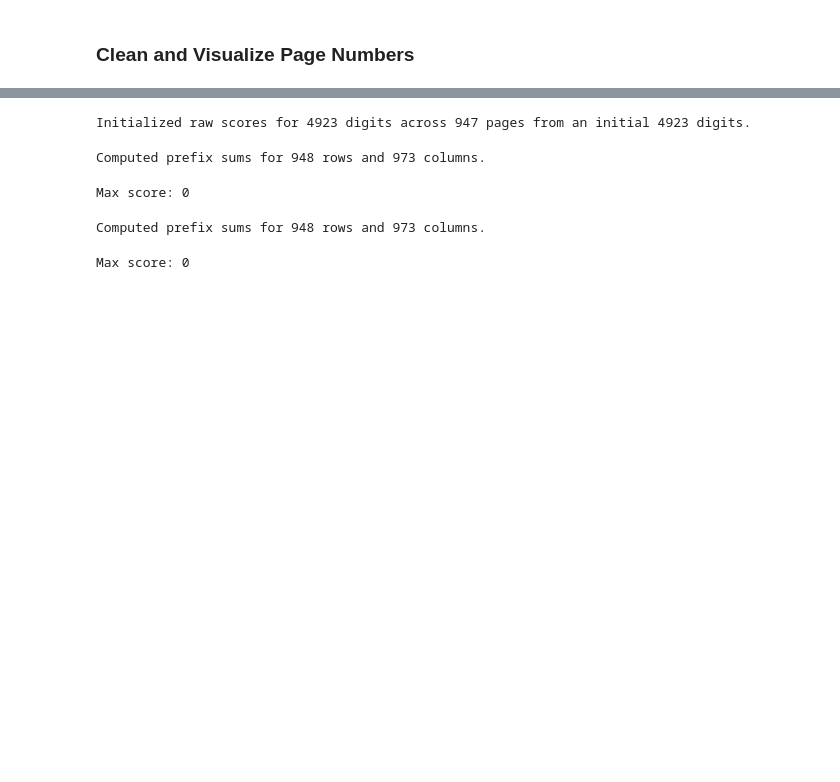
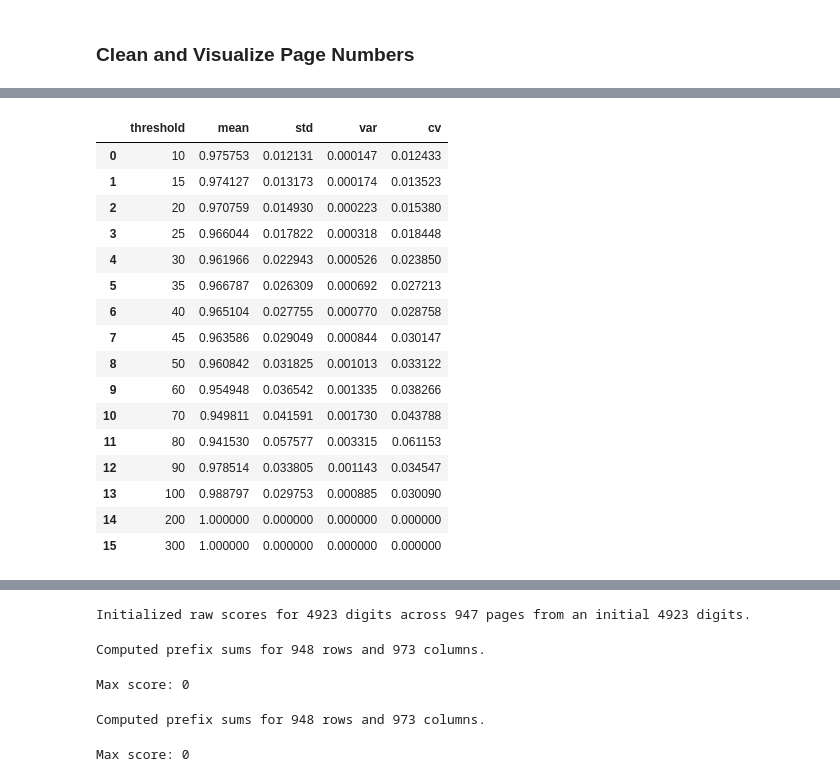
Before and after one commit to Informing-The-Third-World/periodical-wavelet-analysis, a Jupyter notebook: notebooks/Model_Issue_Segmentation.ipynb, the cells around one changed output, grey strips where cells are left out. Cells and saved outputs as stored; diff of their text form; code cells hidden in the pictures; blank space fills up the shorter version.

```diff
--- a/notebooks/Model_Issue_Segmentation.ipynb
+++ b/notebooks/Model_Issue_Segmentation.ipynb
@@ -24,6 +24,11 @@ from segmentation_scripts.utils import read_csv_file
 full_df = read_csv_file("../datasets/annotated_ht_ef_datasets/arab_observer_and_the_scribe/mdp_39015056038071/mdp_39015056038071_annotated_individual_tokens.csv")
 console.print(f"Dataframe is this size: {len(full_df)}")
 console.print(f"Dataframe has this many issues: {full_df.start_issue.nunique()}")
+console.print(f"Dataframe has this many pages: {full_df.page_number.nunique()}")
+# Factorize the 'issue_number' column to create 'actual_issue_number'
+full_df = full_df.sort_values(by=['page_number'])
+full_df = full_df.rename(columns={'issue_number': 'original_issue_number'})
+full_df['temp_issue_number'] = pd.factorize(full_df['original_issue_number'])[0]
 # %% [output]
 Dataframe is this size: 300791
 Dataframe has this many issues: 26
@@ -193,0 +650,15 @@ alt.Chart(grouped_annotated_boundaries_df).mark_bar().encode(
+# %%
+correspondence_df = boundaries_df.groupby(['threshold', 'start_issue']).apply(
+    lambda x: (x['status_issue_number'] == x['temp_issue_number']).mean()
+).reset_index(name='correspondence')
+
+chart = alt.Chart(correspondence_df).mark_point(filled=True).encode(
+    x='start_issue:T',
+    y='correspondence:Q',
+	color='threshold:N',
+    tooltip=['threshold', 'correspondence', 'start_issue:T']
+).properties(
+    title='Correspondence between status_issue_number and temp_issue_number by Threshold'
+)
+
+chart
@@ -193,0 +667,28 @@ alt.Chart(grouped_annotated_boundaries_df).mark_bar().encode(
+# %%
+# Calculate mean, standard deviation, variance, and coefficient of variation
+stats_df = correspondence_df.groupby('threshold').correspondence.aggregate(
+    mean='mean',
+    std='std',
+    var='var',
+    cv=lambda x: x.std() / x.mean()
+).reset_index()
+
+stats_df
+# %% [output]
+|  | threshold | mean | std | var | cv |
+| 0 | 10 | 0.975753 | 0.012131 | 0.000147 | 0.012433 |
+| 1 | 15 | 0.974127 | 0.013173 | 0.000174 | 0.013523 |
+| 2 | 20 | 0.970759 | 0.014930 | 0.000223 | 0.015380 |
+| 3 | 25 | 0.966044 | 0.017822 | 0.000318 | 0.018448 |
+| 4 | 30 | 0.961966 | 0.022943 | 0.000526 | 0.023850 |
+| 5 | 35 | 0.966787 | 0.026309 | 0.000692 | 0.027213 |
+| 6 | 40 | 0.965104 | 0.027755 | 0.000770 | 0.028758 |
+| 7 | 45 | 0.963586 | 0.029049 | 0.000844 | 0.030147 |
+| 8 | 50 | 0.960842 | 0.031825 | 0.001013 | 0.033122 |
+| 9 | 60 | 0.954948 | 0.036542 | 0.001335 | 0.038266 |
+| 10 | 70 | 0.949811 | 0.041591 | 0.001730 | 0.043788 |
+| 11 | 80 | 0.941530 | 0.057577 | 0.003315 | 0.061153 |
+| 12 | 90 | 0.978514 | 0.033805 | 0.001143 | 0.034547 |
+| 13 | 100 | 0.988797 | 0.029753 | 0.000885 | 0.030090 |
+| 14 | 200 | 1.000000 | 0.000000 | 0.000000 | 0.000000 |
+| 15 | 300 | 1.000000 | 0.000000 | 0.000000 | 0.000000 |
```
Also changed, not shown: parts of 20 cells of this notebook.
